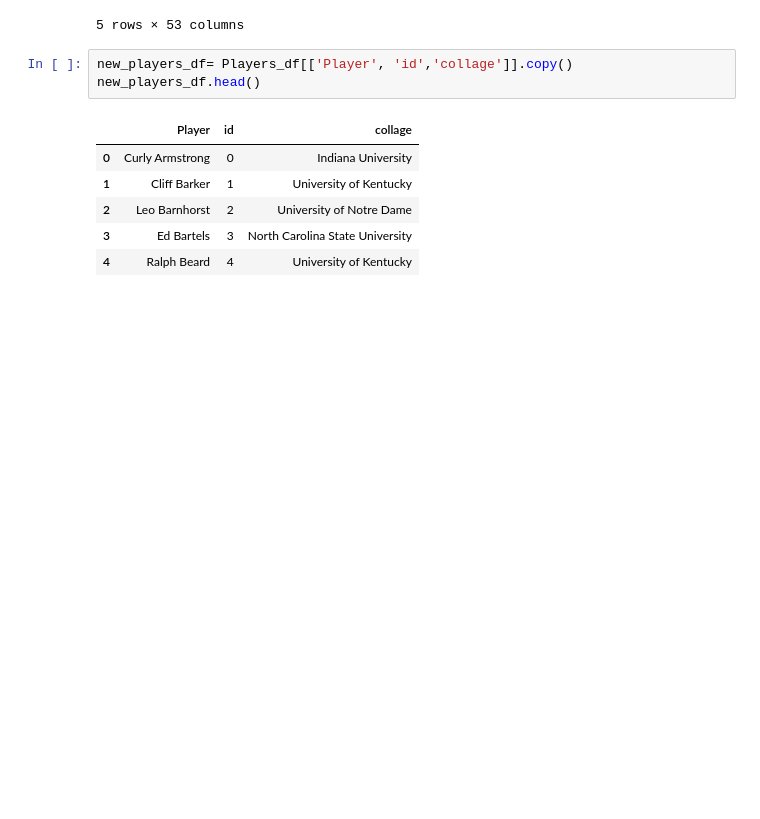
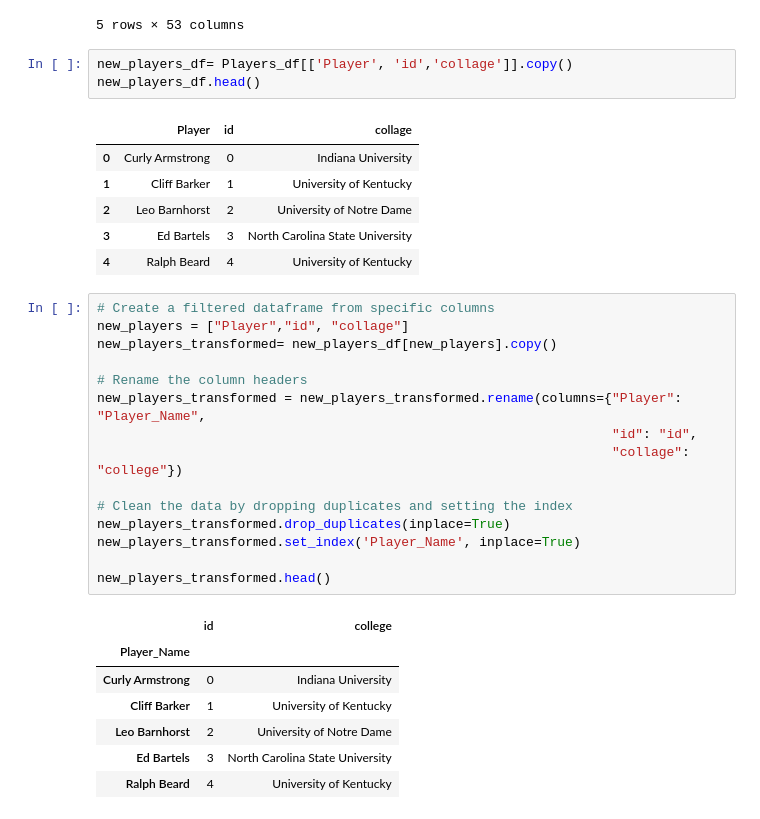
Before and after one commit to tgoldma/ETL_Project, a Jupyter notebook: ETL Group Project.ipynb, the cells around one changed output. Saved outputs shown, nothing was run; the diff lists cells and outputs as text; blank space fills up the shorter version.

```diff
--- a/ETL Group Project.ipynb
+++ b/ETL Group Project.ipynb
@@ -36,4 +36,27 @@ new_players_df.head()
 | 2 | Leo Barnhorst | 2 | University of Notre Dame |
 | 3 | Ed Bartels | 3 | North Carolina State University |
 | 4 | Ralph Beard | 4 | University of Kentucky |
+# %%
+# Create a filtered dataframe from specific columns
+new_players = ["Player","id", "collage"]
+new_players_transformed= new_players_df[new_players].copy()
+
+# Rename the column headers
+new_players_transformed = new_players_transformed.rename(columns={"Player": "Player_Name",
+                                                                  "id": "id",
+                                                                  "collage": "college"})
+
+# Clean the data by dropping duplicates and setting the index
+new_players_transformed.drop_duplicates(inplace=True)
+new_players_transformed.set_index('Player_Name', inplace=True)
+
+new_players_transformed.head()
+# %% [output]
+|  | id | college |
+| Player_Name |  |  |
+| Curly Armstrong | 0 | Indiana University |
+| Cliff Barker | 1 | University of Kentucky |
+| Leo Barnhorst | 2 | University of Notre Dame |
+| Ed Bartels | 3 | North Carolina State University |
+| Ralph Beard | 4 | University of Kentucky |
 # %%
```
Also changed, not shown: parts of 7 cells of this notebook, 2 other files.
